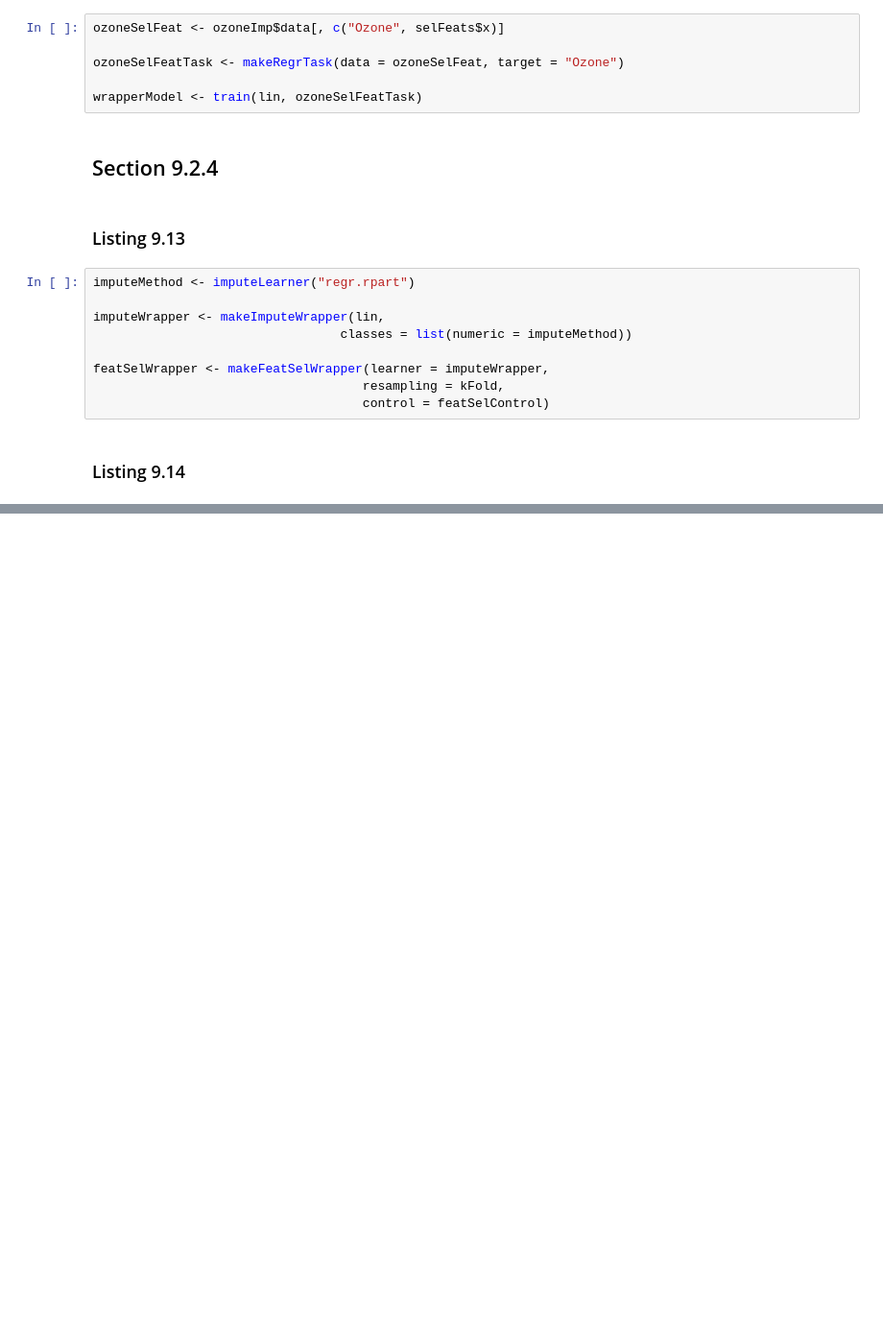
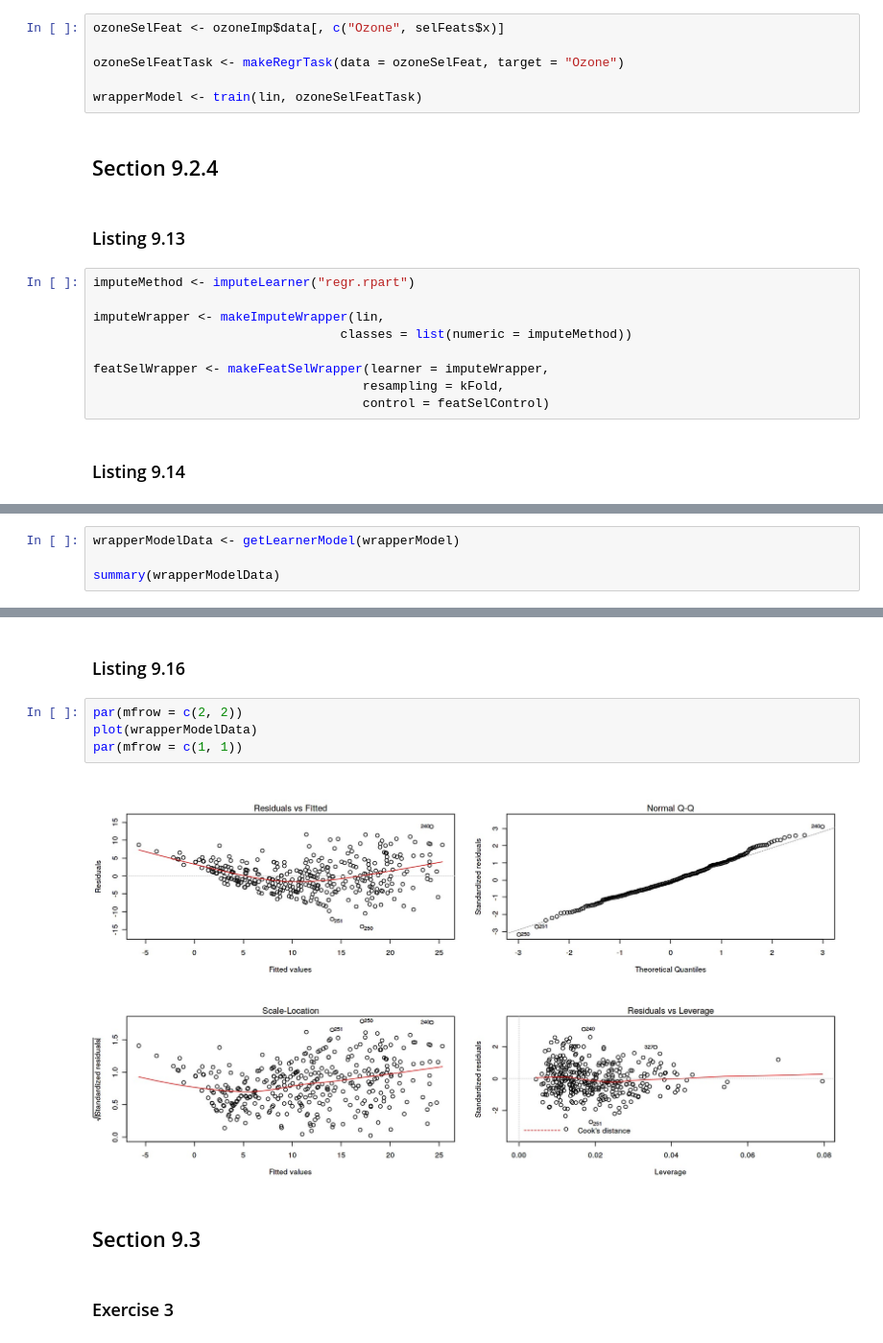
Before and after one commit to brainvat/Hefin-I-Rhys-Machine-Learning-with-R-the-tidyverse-and-mlr, a Jupyter notebook: chapter_09/Chapter 9 - Linear regression.ipynb, the cells around one changed output, grey strips where cells are left out. Shown at 96% size. Saved outputs shown, nothing was run; the diff lists cells and outputs as text; blank space fills up the shorter version.

Commit message:
complete exercises in chapter 9 through listing 9.16; exercise 3 left to finish

```diff
--- a/chapter_09/Chapter 9 - Linear regression.ipynb
+++ b/chapter_09/Chapter 9 - Linear regression.ipynb
@@ -361,0 +384,4 @@ lmCV
+# %%
+wrapperModelData <- getLearnerModel(wrapperModel)
+
+summary(wrapperModelData)
@@ -361,0 +406,12 @@ lmCV
+# %% [markdown]
+### Listing 9.16
+# %%
+par(mfrow = c(2, 2))
+plot(wrapperModelData)
+par(mfrow = c(1, 1))
+# %% [output]
+[figure, added]
+# %% [markdown]
+## Section 9.3
+# %% [markdown]
+### Exercise 3
```
Also changed, not shown: parts of 4 cells of this notebook.
